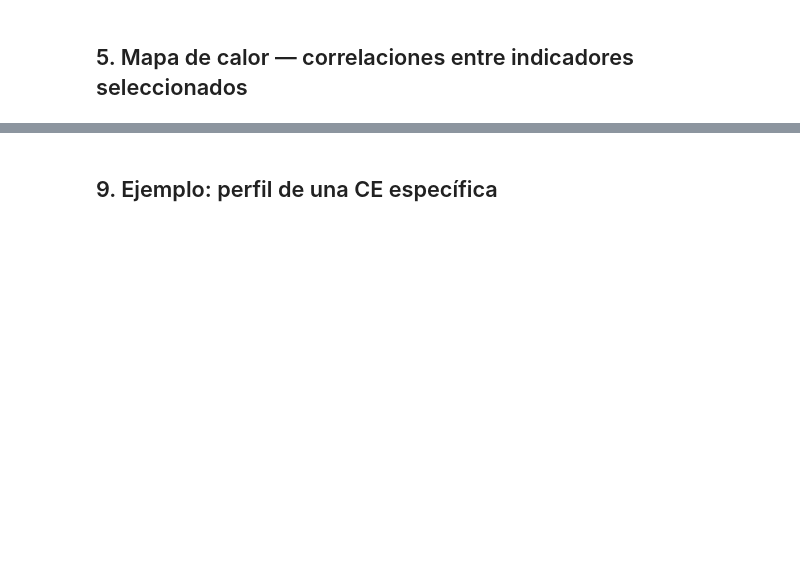
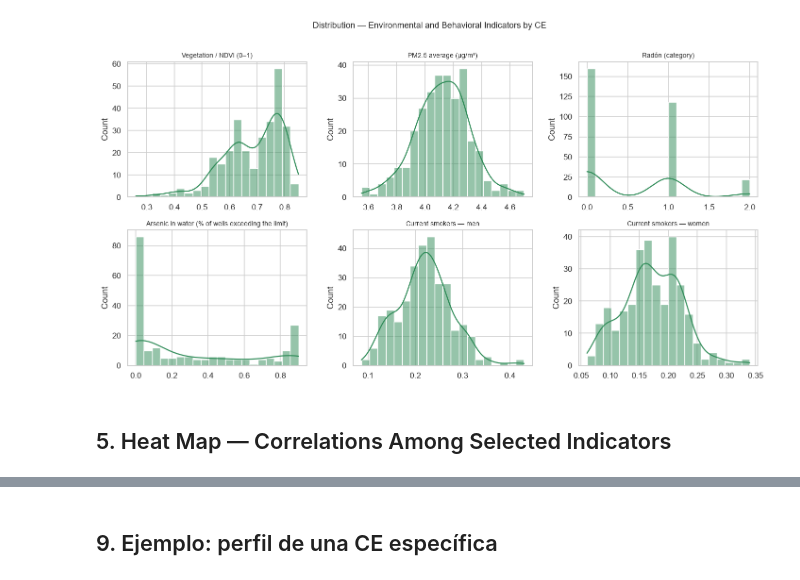
Before and after one commit to MarianaMera12/HealthLocate, a Jupyter notebook: nshealthatlas.ipynb, the cells around one changed output, grey strips where cells are left out. Saved outputs shown, nothing was run; the diff lists cells and outputs as text; code cells hidden in the pictures; blank space fills up the shorter version.

```diff
--- a/nshealthatlas.ipynb
+++ b/nshealthatlas.ipynb
@@ -87,23 +107,25 @@ plt.show()
 # %%
 env_cols = {
-    'green-pwndvi': 'Vegetación / NDVI (0-1)',
-    'aq-meanpm25': 'PM2.5 promedio (μg/m³)',
-    'aq-radon': 'Radón (categoría)',
-    'well-arsenic': 'Arsénico en agua (% pozos >límite)',
-    'smk-curr_male': 'Fumadores actuales — hombres',
-    'smk-curr_female': 'Fumadores actuales — mujeres'
+    'green-pwndvi': 'Vegetation / NDVI (0–1)',
+    'aq-meanpm25': 'PM2.5 average (μg/m³)',
+    'aq-radon': 'Radón (category)',
+    'well-arsenic': 'Arsenic in water (% of wells exceeding the limit)',
+    'smk-curr_male': 'Current smokers — men',
+    'smk-curr_female': 'Current smokers — women'
 }
 
 fig, axes = plt.subplots(2, 3, figsize=(13, 7))
 for ax, (col, label) in zip(axes.flat, env_cols.items()):
     sns.histplot(df_clean[col].dropna(), ax=ax, bins=20, kde=True, color='seagreen')
     ax.set_title(label, fontsize=9)
     ax.set_xlabel('')
-plt.suptitle('Distribución — Indicadores Ambientales y Comportamentales por CE', fontsize=12, y=1.01)
+plt.suptitle('Distribution — Environmental and Behavioral Indicators by CE', fontsize=12, y=1.01)
 plt.tight_layout()
 plt.show()
+# %% [output]
+[figure, added]
 # %% [markdown]
-## 5. Mapa de calor — correlaciones entre indicadores seleccionados
+## 5. Heat Map — Correlations Among Selected Indicators
 # %%
 profile_cols = [
     'pop_total_all', 'medage_total', 'pctpop-pct_total_65',
```
Also changed, not shown: parts of 19 cells of this notebook, 2 other files.
